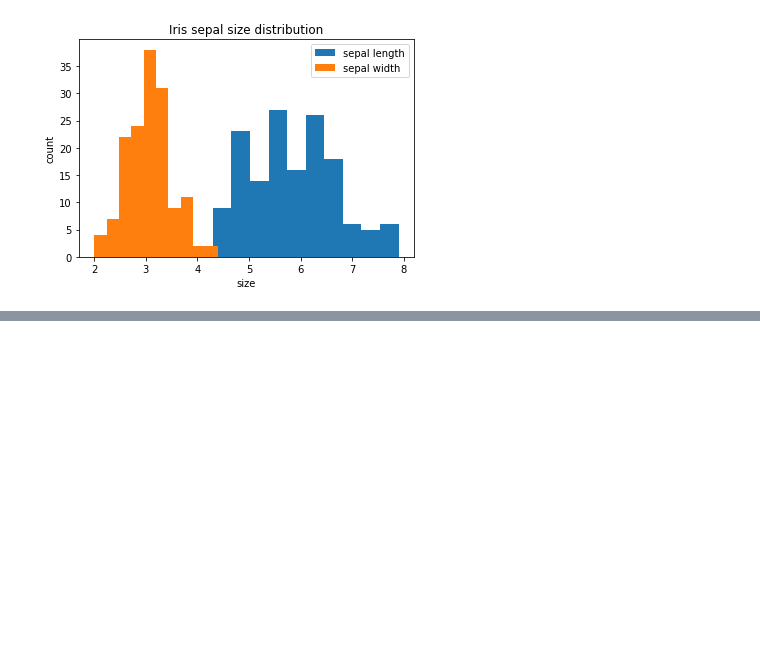
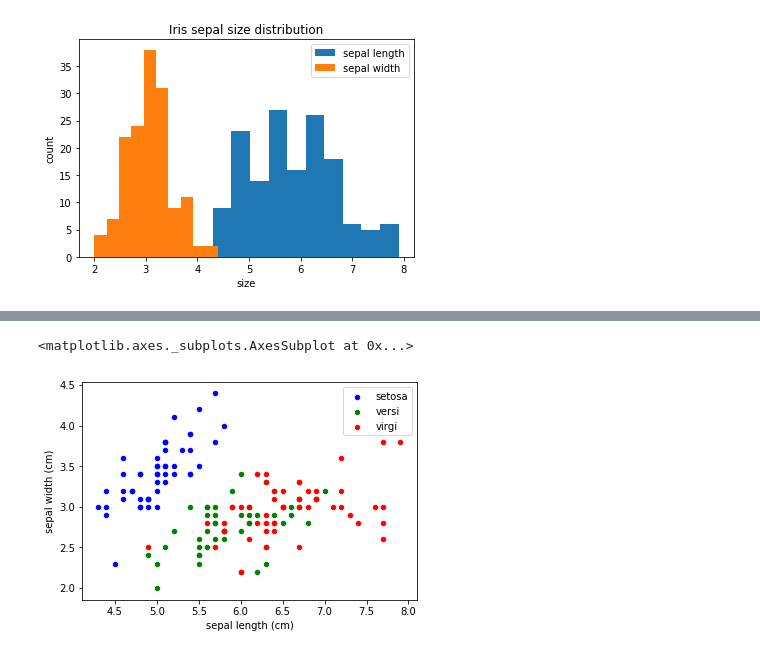
Before and after one commit to k821209/biobigdata, a Jupyter notebook: 2. biodata.ipynb, the cells around one changed output, grey strips where cells are left out. Saved outputs shown, nothing was run; the diff lists cells and outputs as text; code cells hidden in the pictures; blank space fills up the shorter version.

```diff
--- a/2. biodata.ipynb
+++ b/2. biodata.ipynb
@@ -178,0 +235,9 @@ plt.show()
+# %%
+fig,ax = plt.subplots(1)
+df[m_setosa].plot(kind='scatter',x='sepal length (cm)',y='sepal width (cm)',ax=ax,label='setosa',color='b')
+df[m_versi].plot(kind='scatter',x='sepal length (cm)',y='sepal width (cm)',ax=ax,label='versi',color='g')
+df[m_virgi].plot(kind='scatter',x='sepal length (cm)',y='sepal width (cm)',ax=ax,label='virgi',color='r')
+# 칼라 자동 안됨
+# %% [output]
+<matplotlib.axes._subplots.AxesSubplot at 0x...>
+[figure, added]
```
Also changed, not shown: parts of 12 cells of this notebook.
